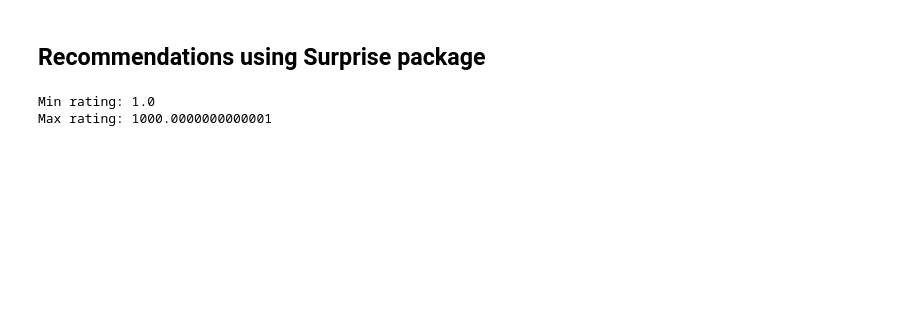
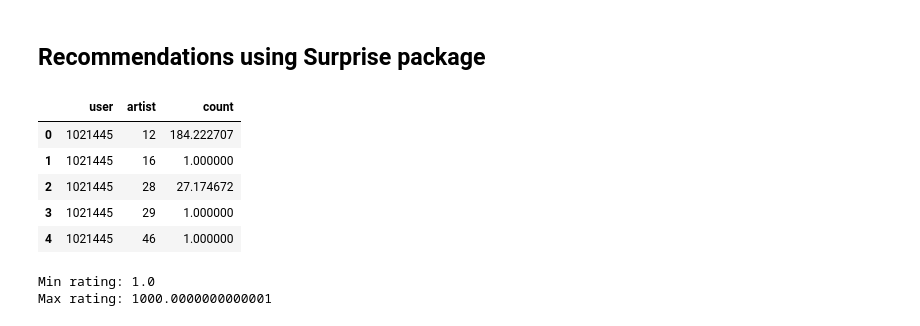
Before and after one commit to domkowald/FairRecSys, a Jupyter notebook: LFM_Fairness.ipynb, the cells around one changed output. Drawn from its saved outputs; the diff is of its cells as text; code cells hidden in the pictures; blank space fills up the shorter version.

Commit message:
fixed bug for new python/surprise versions

```diff
--- a/LFM_Fairness.ipynb
+++ b/LFM_Fairness.ipynb
@@ -229,16 +245,23 @@ NameError: name 'low_profile_size' is not defined
 # %%
 scaled_df_events = pd.DataFrame()
 for user_id, group in df_events.groupby('user'):
     min_rating = group['count'].min()
     max_rating = group['count'].max()
     scaler = MinMaxScaler(feature_range=(1, 1000))
     scaled_ratings = scaler.fit_transform(group['count'].values.reshape(-1, 1).astype(float))
     new_rows = group.copy()
     new_rows['count'] = scaled_ratings
     scaled_df_events = scaled_df_events.append(new_rows)
 
 scaled_df_events.head()
-scaled_df_events = scaled_df_events.set_index('user')
+#scaled_df_events = scaled_df_events.set_index('user') # needed for new python/surprise version
+# %% [output]
+|  | user | artist | count |
+| 0 | 1021445 | 12 | 184.222707 |
+| 1 | 1021445 | 16 | 1.000000 |
+| 2 | 1021445 | 28 | 27.174672 |
+| 3 | 1021445 | 29 | 1.000000 |
+| 4 | 1021445 | 46 | 1.000000 |
 # %%
 df_events = scaled_df_events
 print('Min rating: ' + str(df_events['count'].min()))
```
Also changed, not shown: parts of 8 cells of this notebook.
